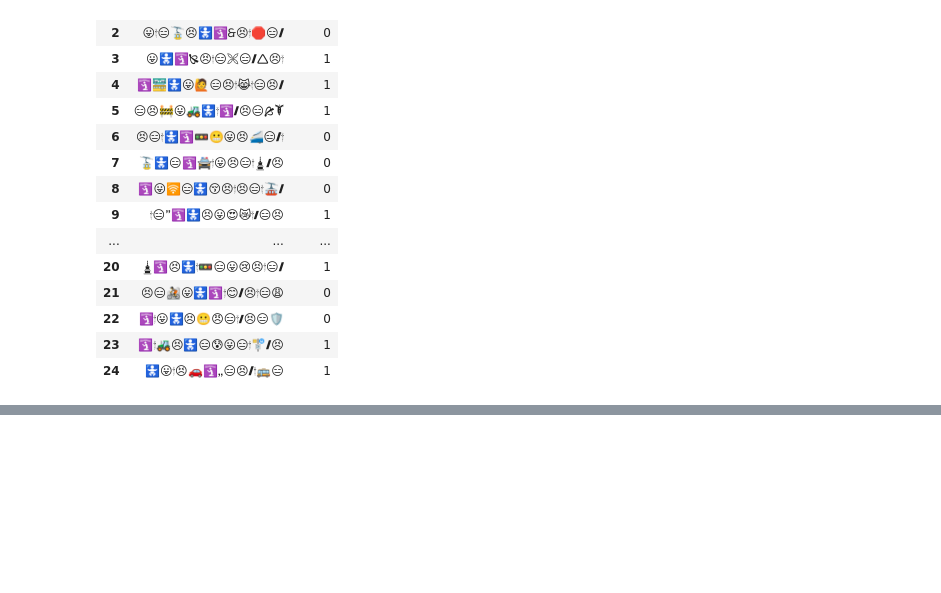
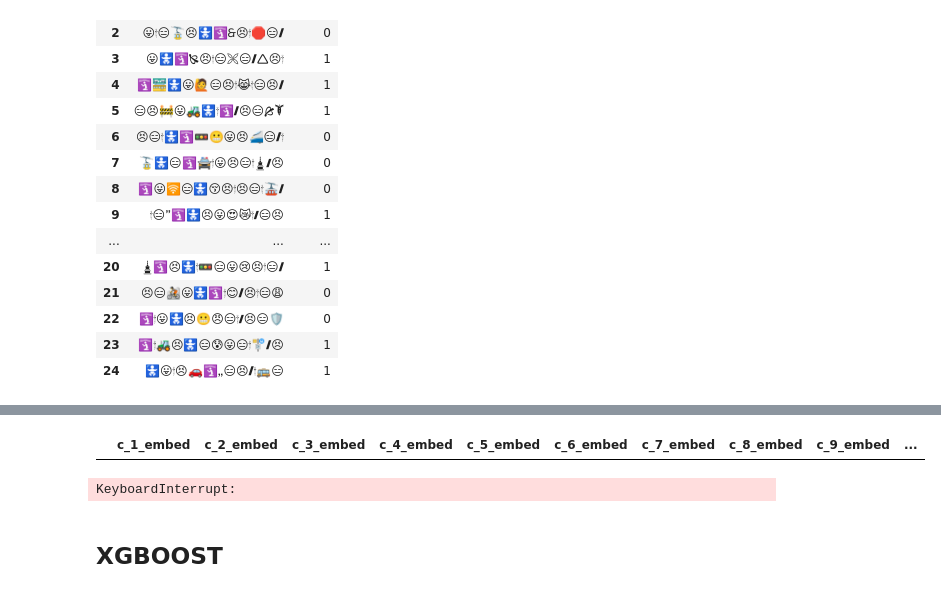
Before and after one commit to A-Rush-R/CS771-Mini-Project, a Jupyter notebook: emoticon/data_analysis.ipynb, the cells around one changed output, grey strips where cells are left out. Drawn from its saved outputs; the diff is of its cells as text; code cells hidden in the pictures; blank space fills up the shorter version.

Commit message:
xgboost for emoticons

```diff
--- a/emoticon/data_analysis.ipynb
+++ b/emoticon/data_analysis.ipynb
@@ -42,0 +65,3 @@ emo = emote_df['input_emoticon'].to_list()
+# %%
+for i in range(13) :
+    emote_df[f'c_{i+1}_text'] = emote_df[f'c_{i+1}'].apply(lambda x: demoji.replace_with_desc(x)[1:-1] if x != '' else x)
@@ -42,0 +116,11 @@ emo = emote_df['input_emoticon'].to_list()
+# %%
+X = pd.DataFrame(columns=[f'c_{i+1}_embed' for i in range(13)])
+# %%
+X.head()
+# %% [output]
+|  | c_1_embed | c_2_embed | c_3_embed | c_4_embed | c_5_embed | c_6_embed | c_7_embed | c_8_embed | c_9_embed | ... |
+# %%
+for i in range(13) :
+    X[f'c_{i+1}_embed'] = emote_df[f'c_{i+1}_text'].apply(lambda x: text2embed(x) if x != '' else np.zeros(768))
+# %% [output]
+KeyboardInterrupt:
@@ -42,0 +131,2 @@ emo = emote_df['input_emoticon'].to_list()
+# %% [markdown]
+## XGBOOST
```
Also changed, not shown: parts of 13 cells of this notebook.
